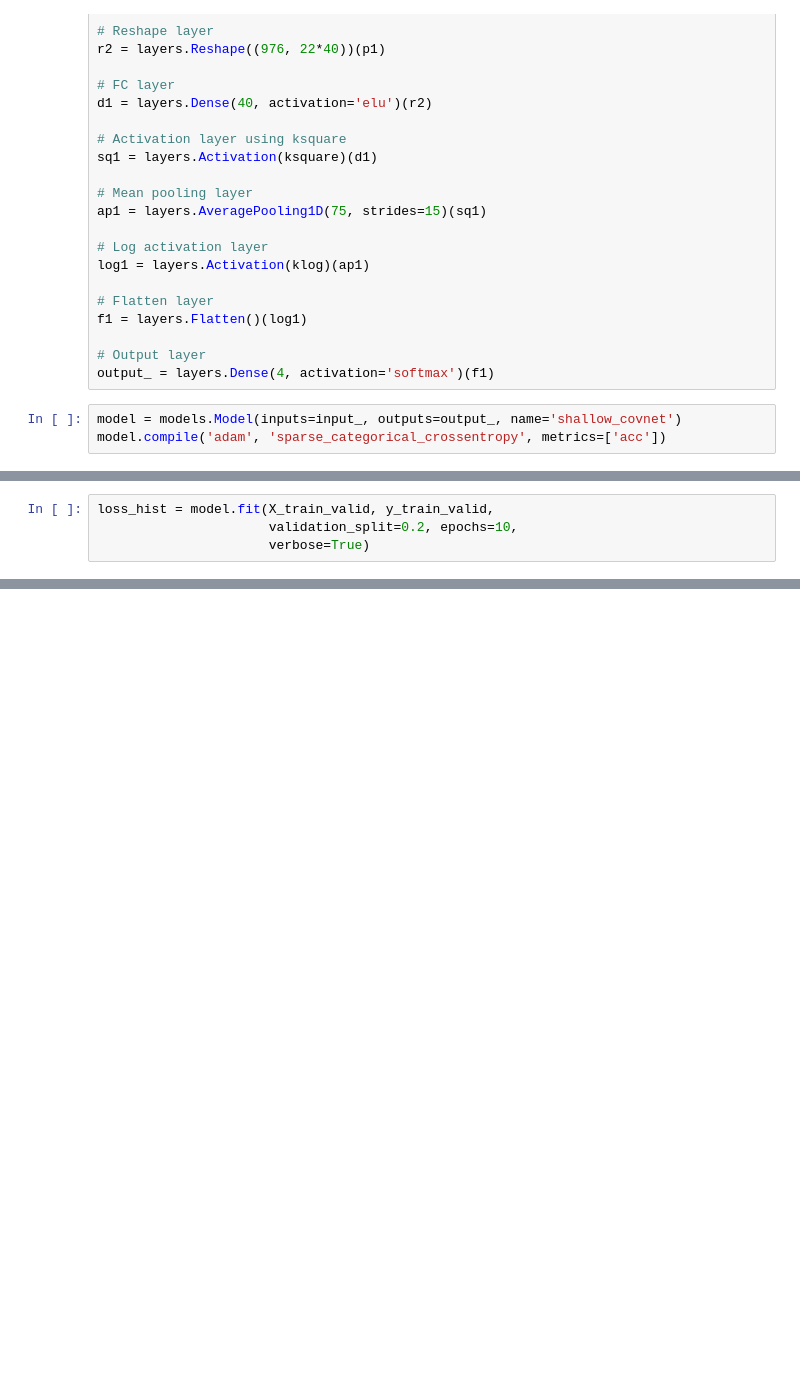
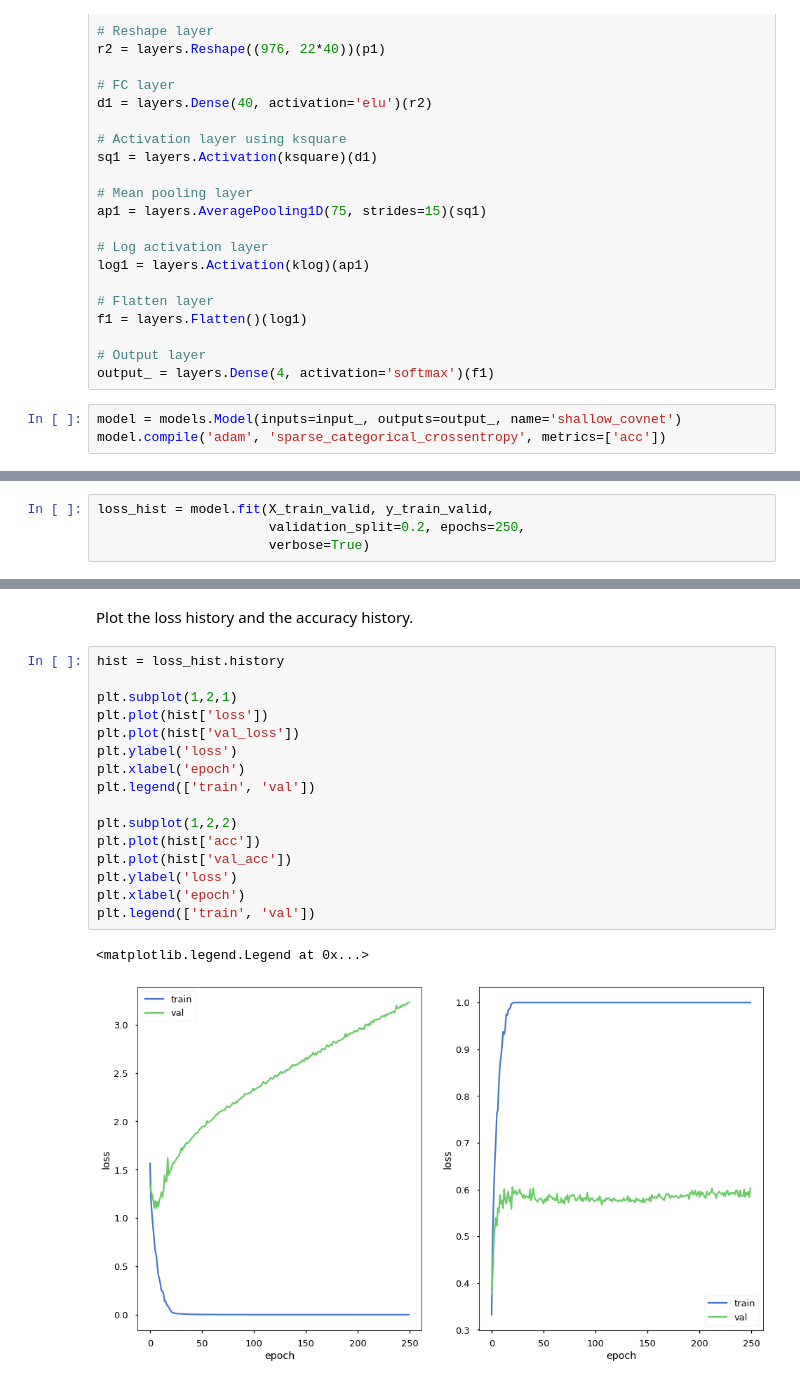
Before and after one commit to cmunozcortes/c247-final-project, a Jupyter notebook: src/CNN_baseline.ipynb, the cells around one changed output, grey strips where cells are left out. Drawn from its saved outputs; the diff is of its cells as text; blank space fills up the shorter version.

Commit message:
Update shallow CNN after running for 250 epochs

```diff
--- a/src/CNN_baseline.ipynb
+++ b/src/CNN_baseline.ipynb
@@ -174,6 +172,6 @@ Non-trainable params: 0
 _________________________________________________________________
 # %%
 loss_hist = model.fit(X_train_valid, y_train_valid,
-                      validation_split=0.2, epochs=10,
+                      validation_split=0.2, epochs=250,
                       verbose=True)
 # %% [output]
@@ -199,0 +195,21 @@ Epoch 10/10
+# %% [markdown]
+Plot the loss history and the accuracy history.
+# %%
+hist = loss_hist.history
+
+plt.subplot(1,2,1)
+plt.plot(hist['loss'])
+plt.plot(hist['val_loss'])
+plt.ylabel('loss')
+plt.xlabel('epoch')
+plt.legend(['train', 'val'])
+
+plt.subplot(1,2,2)
+plt.plot(hist['acc'])
+plt.plot(hist['val_acc'])
+plt.ylabel('loss')
+plt.xlabel('epoch')
+plt.legend(['train', 'val'])
+# %% [output]
+<matplotlib.legend.Legend at 0x...>
+[figure, added]
```
Also changed, not shown: parts of 4 cells of this notebook.
